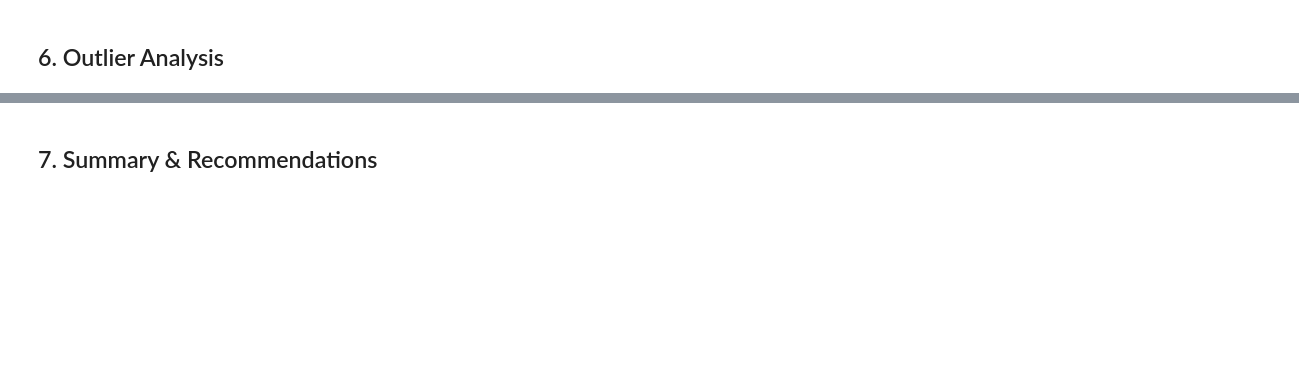
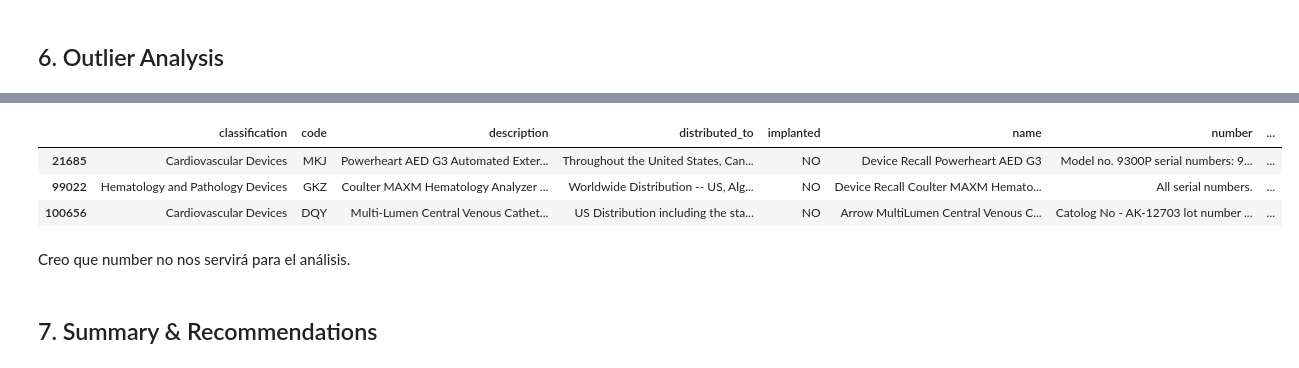
Before and after one commit to Arizael000/faulty-mdevices, a Jupyter notebook: notebooks/sect1/01_eda.ipynb, the cells around one changed output, grey strips where cells are left out. Cells and saved outputs as stored; diff of their text form; code cells hidden in the pictures; blank space fills up the shorter version.

```diff
--- a/notebooks/sect1/01_eda.ipynb
+++ b/notebooks/sect1/01_eda.ipynb
@@ -392,2 +451,11 @@ KeyError: 'n'
+# %%
+df[cat_cols].sample(n=3, random_state=2)
+# %% [output]
+|  | classification | code | description | distributed_to | implanted | name | number | ... |
+| 21685 | Cardiovascular Devices | MKJ | Powerheart AED G3 Automated Exter... | Throughout the United States, Can... | NO | Device Recall Powerheart AED G3 | Model no. 9300P serial numbers: 9... | ... |
+| 99022 | Hematology and Pathology Devices | GKZ | Coulter MAXM Hematology Analyzer ... | Worldwide Distribution -- US, Alg... | NO | Device Recall Coulter MAXM Hemato... | All serial numbers. | ... |
+| 100656 | Cardiovascular Devices | DQY | Multi-Lumen Central Venous Cathet... | US Distribution including the sta... | NO | Arrow MultiLumen Central Venous C... | Catolog No - AK-12703 lot number ... | ... |
+# %% [markdown]
+Creo que number no nos servirá para el análisis.
 # %% [markdown]
 ## 7. Summary & Recommendations
```
Also changed, not shown: parts of 15 cells of this notebook, 3 other files.
